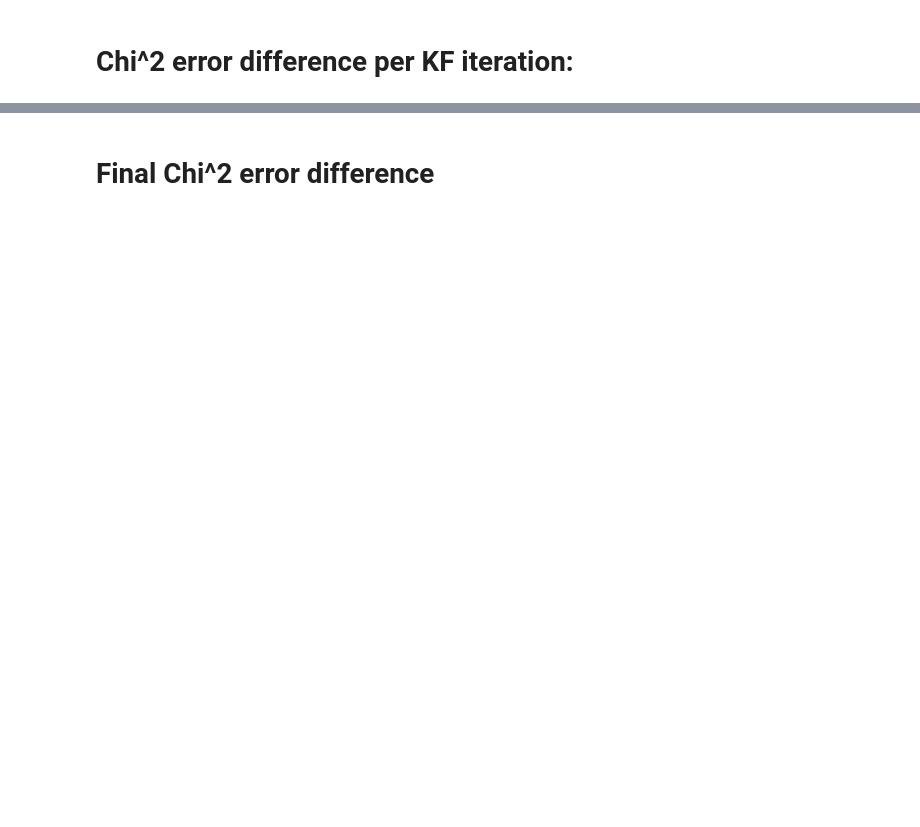
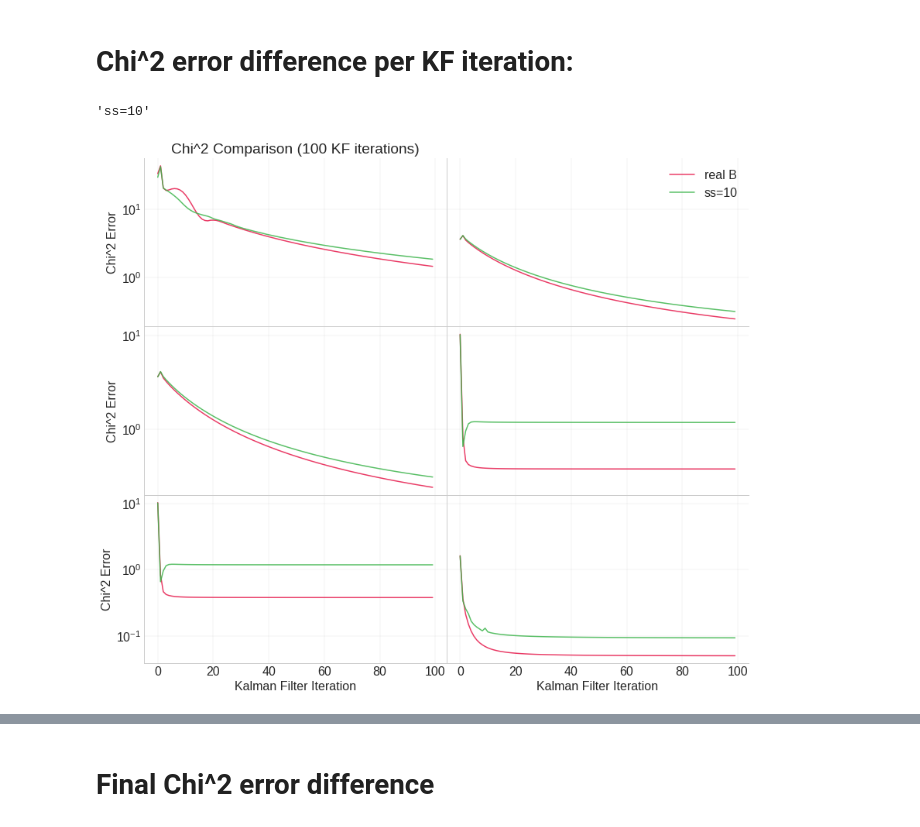
Before and after one commit to bleaktwig/clas12-data-and-tests, a Jupyter notebook: bfield_plots.ipynb, the cells around one changed output, grey strips where cells are left out. Cells and saved outputs as stored; diff of their text form; code cells hidden in the pictures; blank space fills up the shorter version.

```diff
--- a/bfield_plots.ipynb
+++ b/bfield_plots.ipynb
@@ -189,0 +196,38 @@ for i in range(len(h_dirs)):
+# %%
+labels[4]
+# %% [output]
+'ss=10'
+# %%
+n_subplots = 6
+stracks = [17, 1, 0, 5, 3, 15]
+
+ax = np.empty([int(n_subplots/2), 2])
+f, ax = plt.subplots(int(n_subplots/2), 2, sharex="col", sharey="row")
+f.set_size_inches((14,int(4*n_subplots/2)))
+
+index = np.arange(len(real_B[0]))
+for i in range(0, n_subplots, 2):
+    ax[int(i/2),0].plot(index, real_B[stracks[int(i/2)]],   c=c_red, alpha=baralpha)
+    ax[int(i/2),0].plot(index, ss10_B[stracks[int(i/2)]],   c=c_gre, alpha=baralpha)
+    ax[int(i/2),1].plot(index, real_B[stracks[int(i/2)+1]], c=c_red, alpha=baralpha, label=real_B_label)
+    ax[int(i/2),1].plot(index, ss10_B[stracks[int(i/2)+1]], c=c_gre, alpha=baralpha, label=ss10_B_label)
+
+    # SETTINGS
+    for j in range(2):
+        ax[int(i/2),j].spines['right'].set_visible(False)
+        ax[int(i/2),j].grid(color=c_gra, linestyle='-', linewidth=0.25, alpha=0.5)
+        ax[int(i/2),j].set_yscale("log")
+
+ax[0,0].set_title("Chi^2 Comparison (100 KF iterations)")
+ax[0,1].legend()
+
+for i in range(int(n_subplots/2)):
+    ax[i,0].set_ylabel("Chi^2 Error")
+for j in range(2):
+    ax[0,j].spines["top"].set_visible(False)
+    ax[int(n_subplots/2 - 1), j].set_xlabel("Kalman Filter Iteration")
+
+f.subplots_adjust(hspace=0, wspace=0)
+plt.show()
+# %% [output]
+[figure, added]
```
Also changed, not shown: parts of 13 cells of this notebook, 20 other files.
